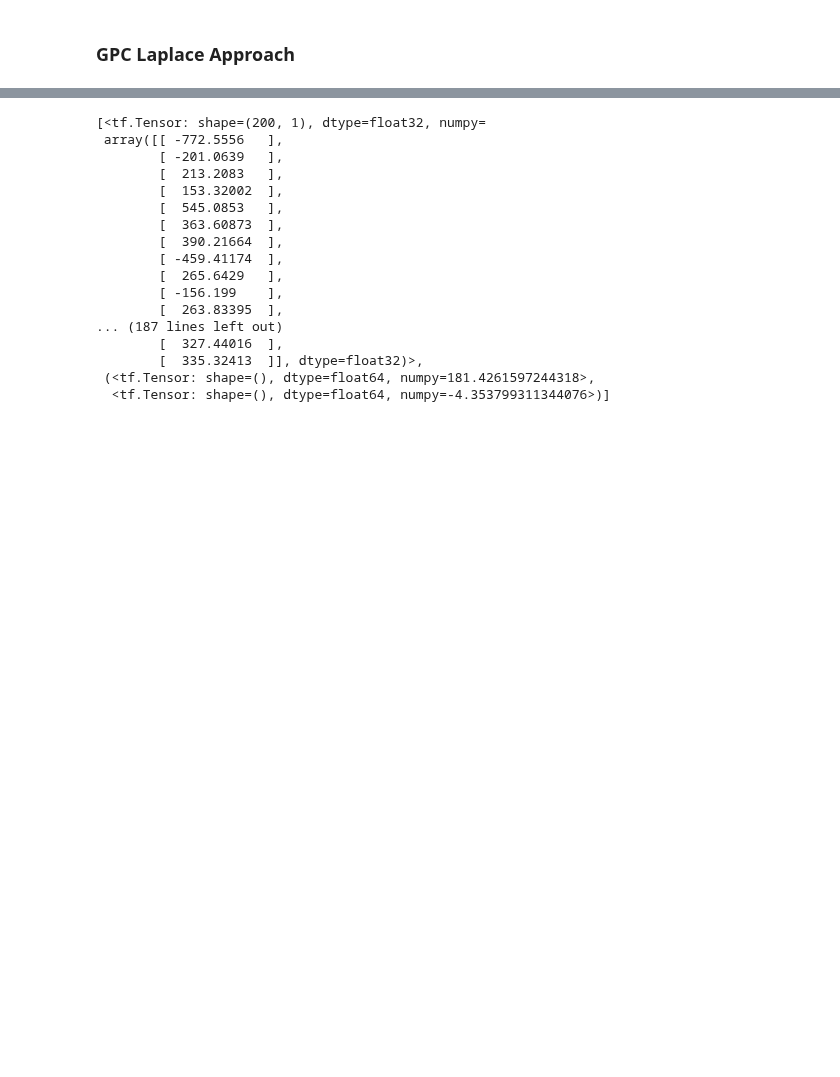
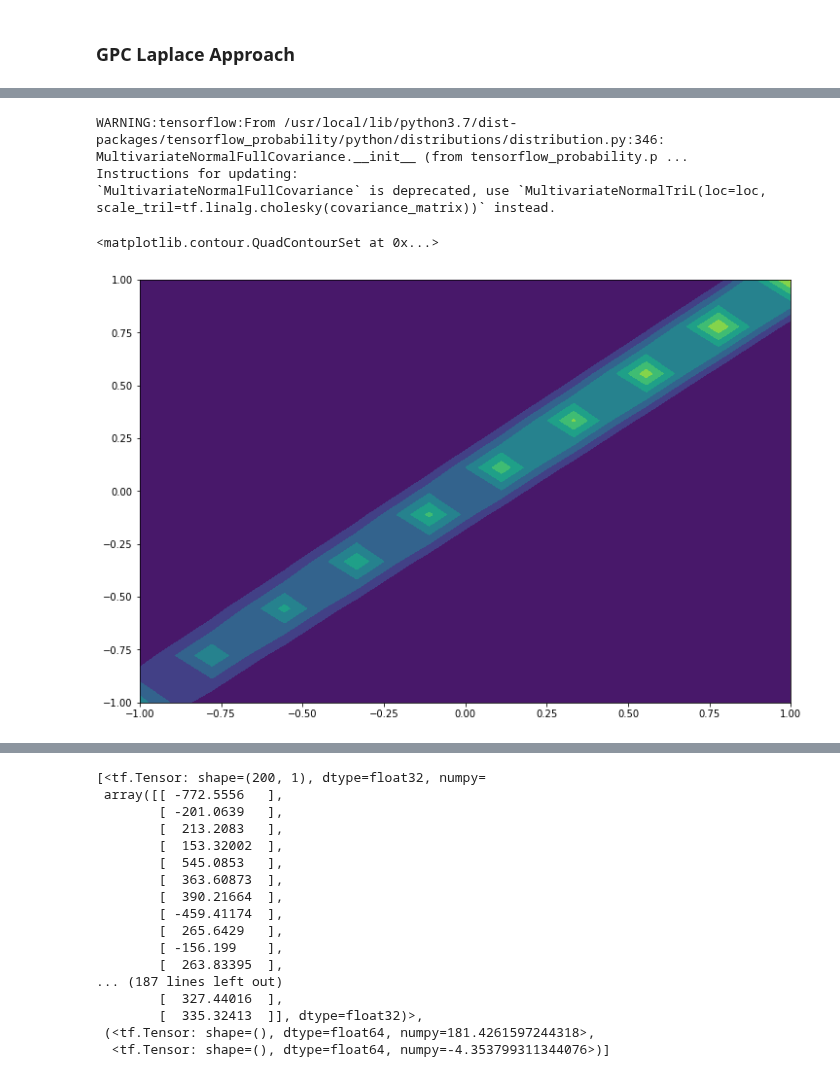
Before and after one commit to RoetGer/generalized-t-process-regression, a Jupyter notebook: gen_t_process.ipynb, the cells around one changed output, grey strips where cells are left out. Saved outputs shown, nothing was run; the diff lists cells and outputs as text; code cells hidden in the pictures; blank space fills up the shorter version.

```diff
--- a/gen_t_process.ipynb
+++ b/gen_t_process.ipynb
@@ -278,5 +471,7 @@ y = tf.cast(rng.binomial(1, pvals), tf.int32)
 # %%
 K = k(x_grid)
-f = tf.Variable(f)
-gpc_posterior(f, y, K)
+f_real = tf.Variable(f_real)
+print('neg posterior:', -gpc_posterior(f_real, y, K))
+hess_diag = compute_hess_vec_obs_ll(f, y)
+print('neg marg ll:', -compute_marginal_ll(f, y, K, hess_diag))
 # %% [output]
@@ -294,7 +490,7 @@ def get_gradients():
 
 opt = Scipy()
 
-f = tf.Variable(tf.random.normal(shape=f_real.shape, dtype=tf.float64))
+f = tf.Variable(tf.random.normal(mean=2., shape=f_real.shape, dtype=tf.float64))
 
 x_grid_tf = tf.constant(x_grid, dtype=tf.float64)
 
@@ -306,13 +502,16 @@ for i in range(10):
   #K = tf.cast(k(x_grid_tf), dtype=tf.float32)
   print(i, tf.reduce_mean(tf.abs(f - f_real)))
   K = k(x_grid)
-  opt_res = opt.minimize(lambda: -gpc_posterior(f, y, K), [f])
+  opt_res = Scipy().minimize(lambda: -gpc_posterior(f, y, K), [f])
   neg_post.append(opt_res.fun)
 
   hess_diag = compute_hess_vec_obs_ll(f, y)
   #print(i, tf.reduce_mean(hess_diag))
-  opt_res = opt.minimize(
+  print(i, 'MargLL:', -compute_marginal_ll(f, y, k(x_grid_tf), hess_diag))
+  print([i.numpy() for i in k.trainable_variables])
+  opt_res = Scipy().minimize(
       lambda: -compute_marginal_ll(f, y, k(x_grid_tf), hess_diag),
       k.trainable_variables)
+  print([i.numpy() for i in k.trainable_variables])
   marg_ll.append(opt_res.fun)
 # %% [output]
@@ -356,0 +631,28 @@ marg_ll
+# %%
+### Visualization
+import tensorflow_probability as tfp
+tfpd = tfp.distributions
+
+K = k(x_grid)
+hess_diag = compute_hess_vec_obs_ll(f, y)
+
+cov_mat = compute_posterior_covariance(K, hess_diag) + 10e-6*tf.eye(K.shape[0], dtype=tf.float64)
+
+mvn = tfpd.MultivariateNormalFullCovariance(loc=tf.squeeze(f[:2]), covariance_matrix=cov_mat[:2, :2])
+# %% [output]
+WARNING:tensorflow:From /usr/local/lib/python3.7/dist-packages/tensorflow_probability/python/distributions/distribution.py:346: MultivariateNormalFullCovariance.__init__ (from tensorflow_probability.p ...
+Instructions for updating:
+`MultivariateNormalFullCovariance` is deprecated, use `MultivariateNormalTriL(loc=loc, scale_tril=tf.linalg.cholesky(covariance_matrix))` instead.
+# %%
+import matplotlib.pyplot as plt
+
+m = np.linspace(-1, 1, num=10)
+xx, yy = np.meshgrid(m, m)
+mesh = np.dstack((xx, yy)).reshape(-1, 2)
+
+dens = tf.reshape(mvn.prob(mesh), shape=(m.shape[0], m.shape[0]))
+
+plt.contourf(m, m, dens)
+# %% [output]
+<matplotlib.contour.QuadContourSet at 0x...>
+[figure, added]
```
Also changed, not shown: parts of 34 cells of this notebook.
